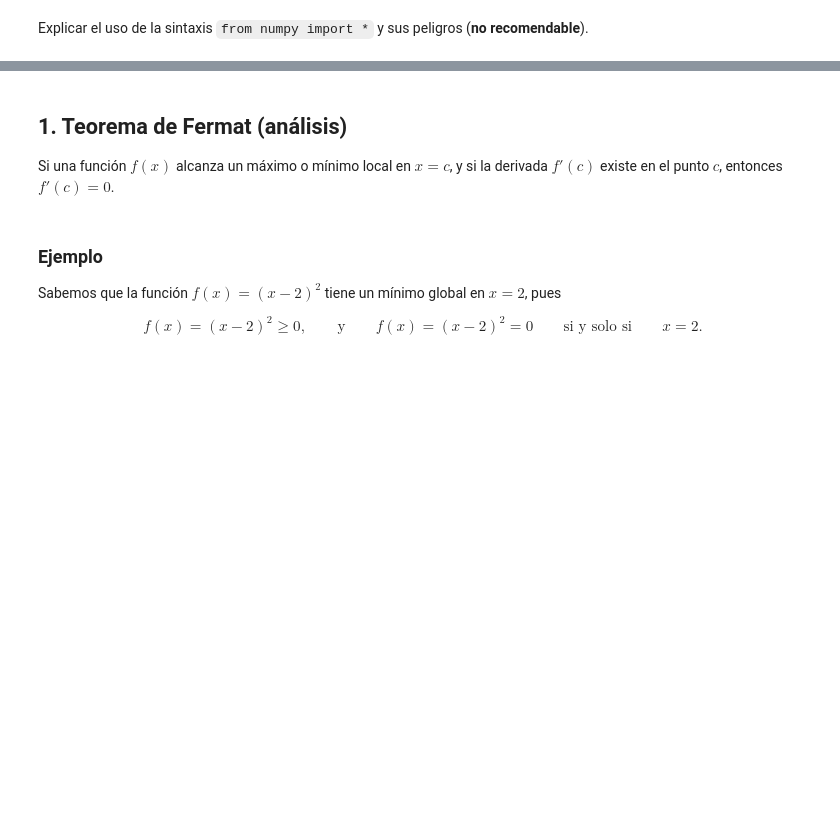
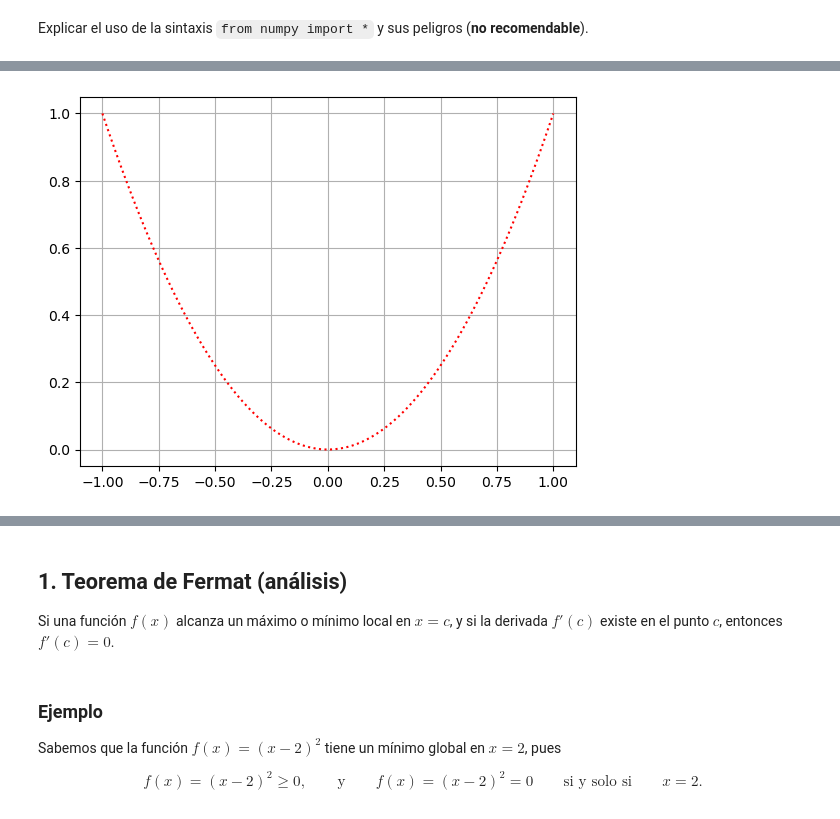
Before and after one commit to dramosvdh/SIMULACION-MATEMATICA, a Jupyter notebook: 0816-SymPy - Funciones escalares.ipynb, the cells around one changed output, grey strips where cells are left out. Saved outputs shown, nothing was run; the diff lists cells and outputs as text; code cells hidden in the pictures; blank space fills up the shorter version.

```diff
--- a/0816-SymPy - Funciones escalares.ipynb
+++ b/0816-SymPy - Funciones escalares.ipynb
@@ -200,0 +322,7 @@ El módulo `PyPlot` de la librería `matplotlib` contiene funciones que nos perm
+# %%
+x=np.linspace(-1,1,100) #100 elementos enetre -1 y 1 linealmente espaciados
+y=x**2 #Elevamos al cuadrado los elementos de 'x'
+plt.plot(x,y,':r') # Gráfica ':r'-> línea roja punteada
+plt.grid() # Cuadrícula de fondo
+# %% [output]
+[figure, added]
```
Also changed, not shown: parts of 45 cells of this notebook.
